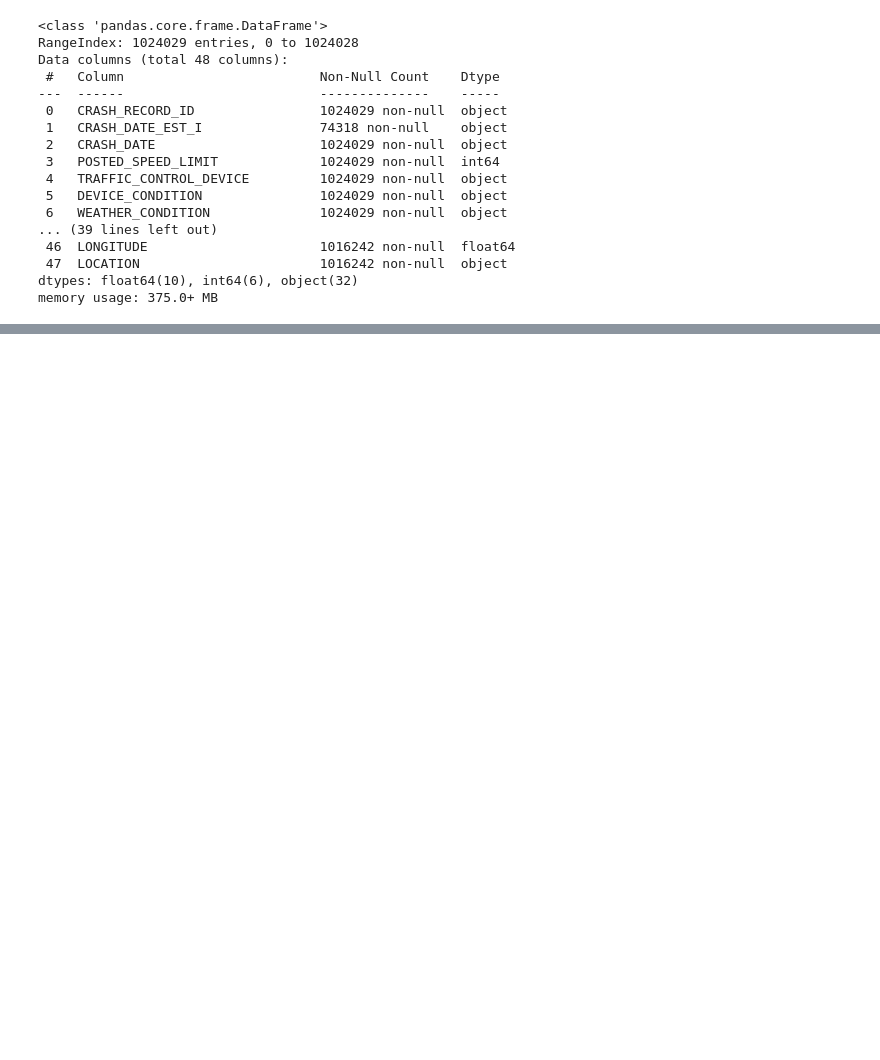
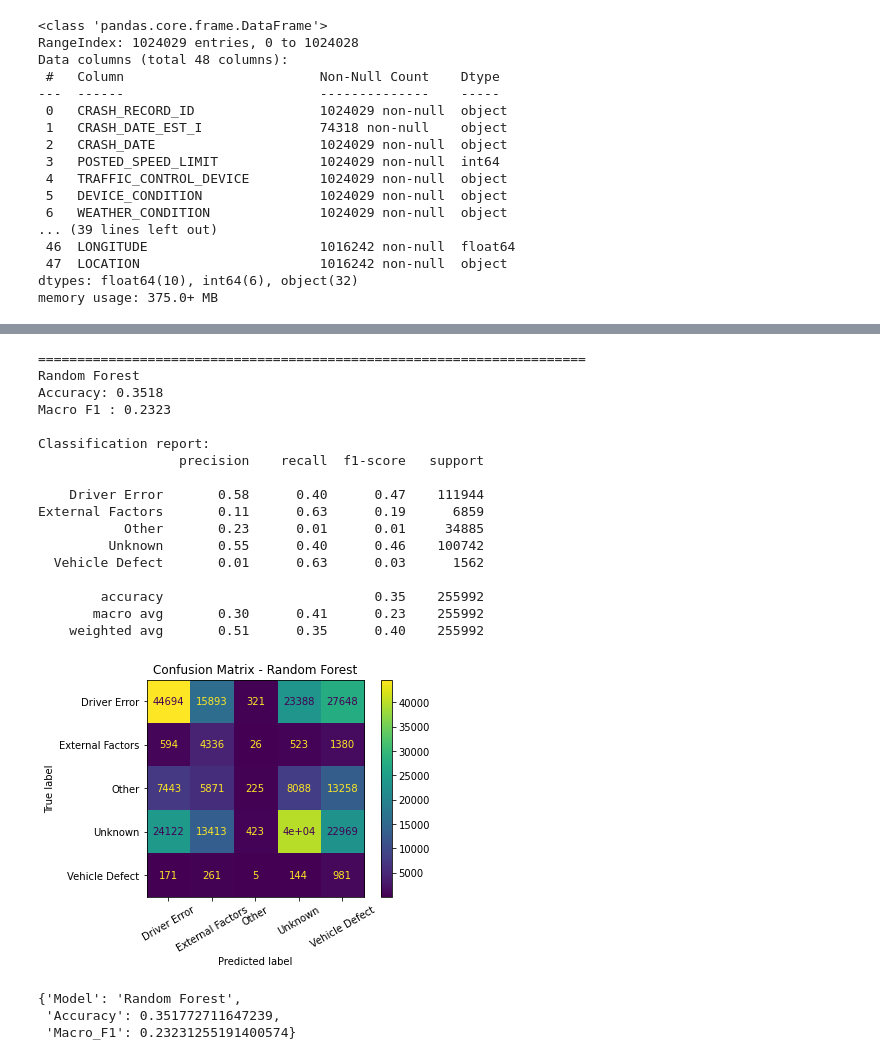
Before and after one commit to hellenmureithi/Phase_4_project, a Jupyter notebook: Notebooks/fredrick.ipynb, the cells around one changed output, grey strips where cells are left out. Saved outputs shown, nothing was run; the diff lists cells and outputs as text; code cells hidden in the pictures; blank space fills up the shorter version.

```diff
--- a/Notebooks/fredrick.ipynb
+++ b/Notebooks/fredrick.ipynb
@@ -211,0 +387,25 @@ dtype: float64
+# %%
+# Train and evaluate the Random Forest model
+evaluate("Random Forest", rf_pipe)
+# %% [output]
+======================================================================
+Random Forest
+Accuracy: 0.3518
+Macro F1 : 0.2323
+
+Classification report:
+                  precision    recall  f1-score   support
+
+    Driver Error       0.58      0.40      0.47    111944
+External Factors       0.11      0.63      0.19      6859
+           Other       0.23      0.01      0.01     34885
+         Unknown       0.55      0.40      0.46    100742
+  Vehicle Defect       0.01      0.63      0.03      1562
+
+        accuracy                           0.35    255992
+       macro avg       0.30      0.41      0.23    255992
+    weighted avg       0.51      0.35      0.40    255992
+[figure, added]
+{'Model': 'Random Forest',
+ 'Accuracy': 0.351772711647239,
+ 'Macro_F1': 0.23231255191400574}
```
Also changed, not shown: parts of 35 cells of this notebook.
